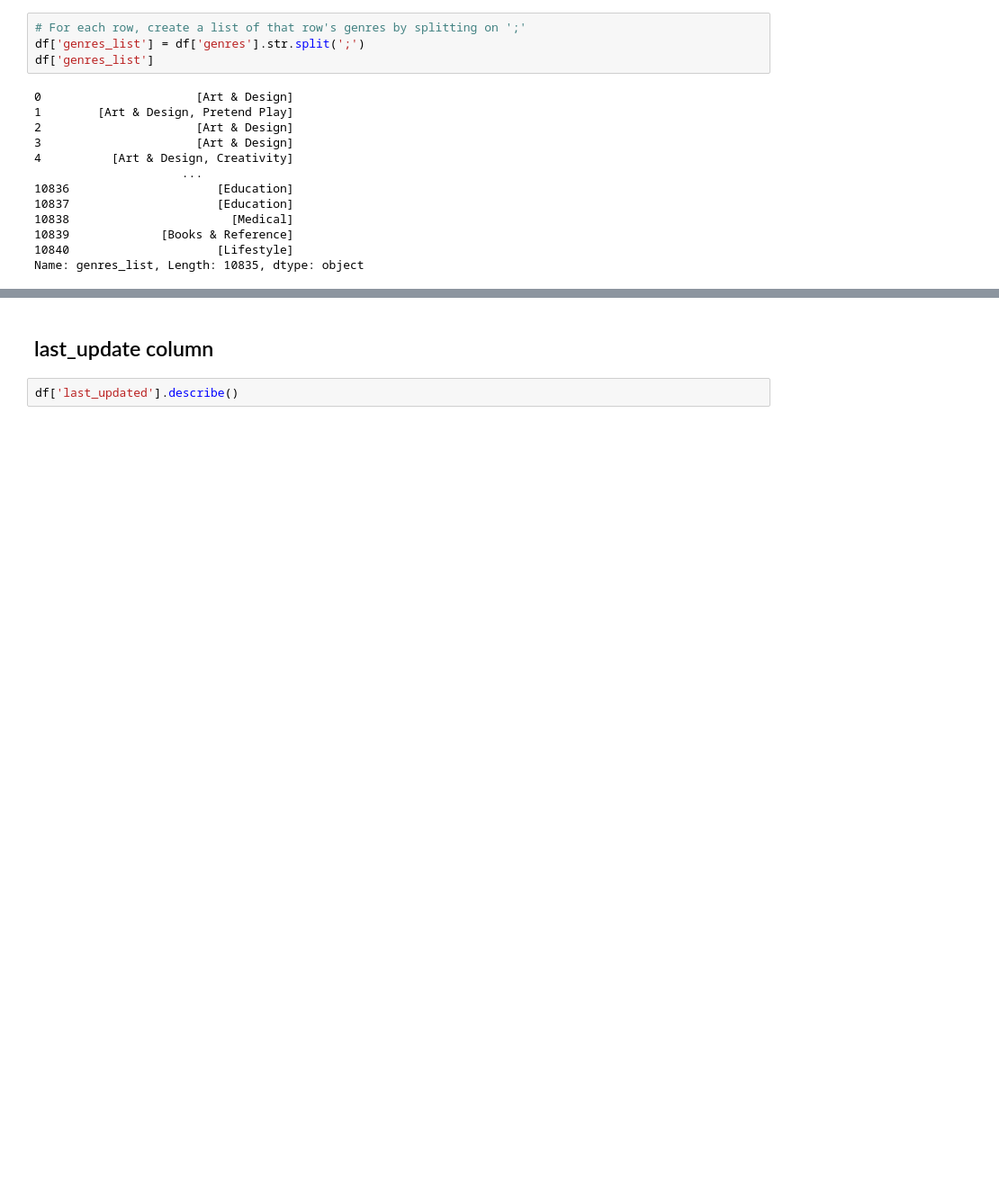
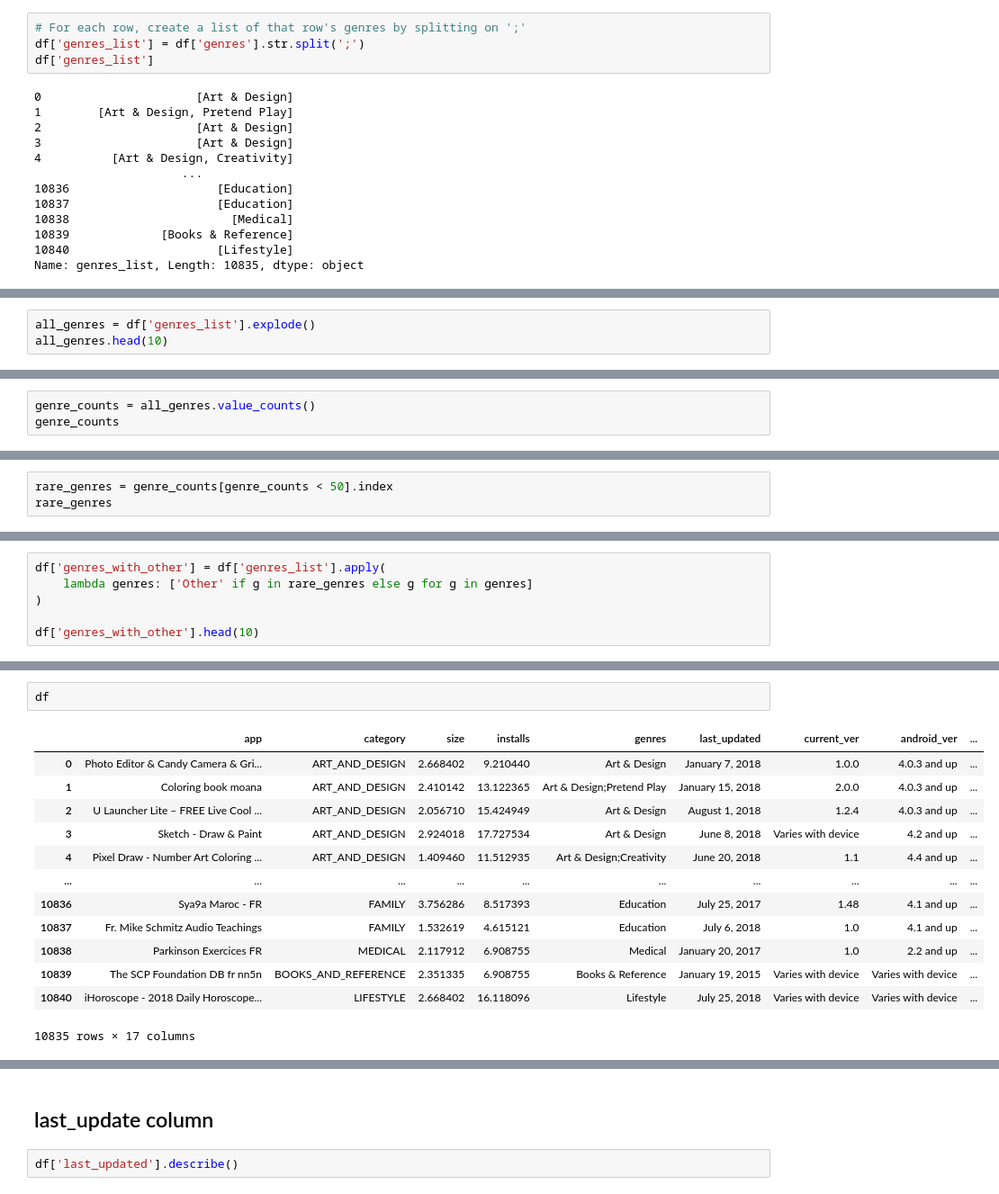
Before and after one commit to danial-baraty/ML-projs, a Jupyter notebook: googleplaystore/Mini Project 1.ipynb, the cells around one changed output, grey strips where cells are left out. Shown: that part at 90% size. Cells and saved outputs as stored; diff of their text form; blank space fills up the shorter version.

```diff
--- a/googleplaystore/Mini Project 1.ipynb
+++ b/googleplaystore/Mini Project 1.ipynb
@@ -669,0 +652,3 @@ print(unique_genres_list)
+# %%
+all_genres = df['genres_list'].explode()
+all_genres.head(10)
@@ -669,0 +667,3 @@ print(unique_genres_list)
+# %%
+genre_counts = all_genres.value_counts()
+genre_counts
@@ -669,0 +688,3 @@ print(unique_genres_list)
+# %%
+rare_genres = genre_counts[genre_counts < 50].index
+rare_genres
@@ -669,0 +695,6 @@ print(unique_genres_list)
+# %%
+df['genres_with_other'] = df['genres_list'].apply(
+    lambda genres: ['Other' if g in rare_genres else g for g in genres]
+)
+
+df['genres_with_other'].head(10)
@@ -669,0 +713,16 @@ print(unique_genres_list)
+# %%
+df
+# %% [output]
+|  | app | category | size | installs | genres | last_updated | current_ver | android_ver | ... |
+| 0 | Photo Editor & Candy Camera & Gri... | ART_AND_DESIGN | 2.668402 | 9.210440 | Art & Design | January 7, 2018 | 1.0.0 | 4.0.3 and up | ... |
+| 1 | Coloring book moana | ART_AND_DESIGN | 2.410142 | 13.122365 | Art & Design;Pretend Play | January 15, 2018 | 2.0.0 | 4.0.3 and up | ... |
+| 2 | U Launcher Lite – FREE Live Cool ... | ART_AND_DESIGN | 2.056710 | 15.424949 | Art & Design | August 1, 2018 | 1.2.4 | 4.0.3 and up | ... |
+| 3 | Sketch - Draw & Paint | ART_AND_DESIGN | 2.924018 | 17.727534 | Art & Design | June 8, 2018 | Varies with device | 4.2 and up | ... |
+| 4 | Pixel Draw - Number Art Coloring ... | ART_AND_DESIGN | 1.409460 | 11.512935 | Art & Design;Creativity | June 20, 2018 | 1.1 | 4.4 and up | ... |
+| ... | ... | ... | ... | ... | ... | ... | ... | ... | ... |
+| 10836 | Sya9a Maroc - FR | FAMILY | 3.756286 | 8.517393 | Education | July 25, 2017 | 1.48 | 4.1 and up | ... |
+| 10837 | Fr. Mike Schmitz Audio Teachings | FAMILY | 1.532619 | 4.615121 | Education | July 6, 2018 | 1.0 | 4.1 and up | ... |
+| 10838 | Parkinson Exercices FR | MEDICAL | 2.117912 | 6.908755 | Medical | January 20, 2017 | 1.0 | 2.2 and up | ... |
+| 10839 | The SCP Foundation DB fr nn5n | BOOKS_AND_REFERENCE | 2.351335 | 6.908755 | Books & Reference | January 19, 2015 | Varies with device | Varies with device | ... |
+| 10840 | iHoroscope - 2018 Daily Horoscope... | LIFESTYLE | 2.668402 | 16.118096 | Lifestyle | July 25, 2018 | Varies with device | Varies with device | ... |
+10835 rows × 17 columns
```
Also changed, not shown: parts of 14 cells of this notebook.
